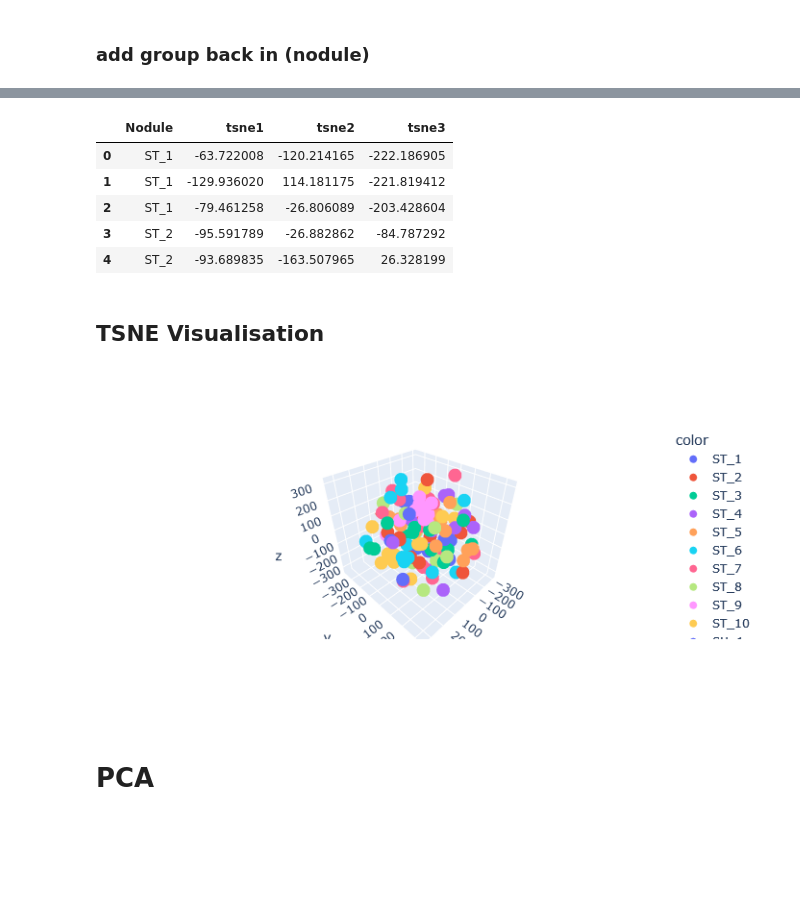
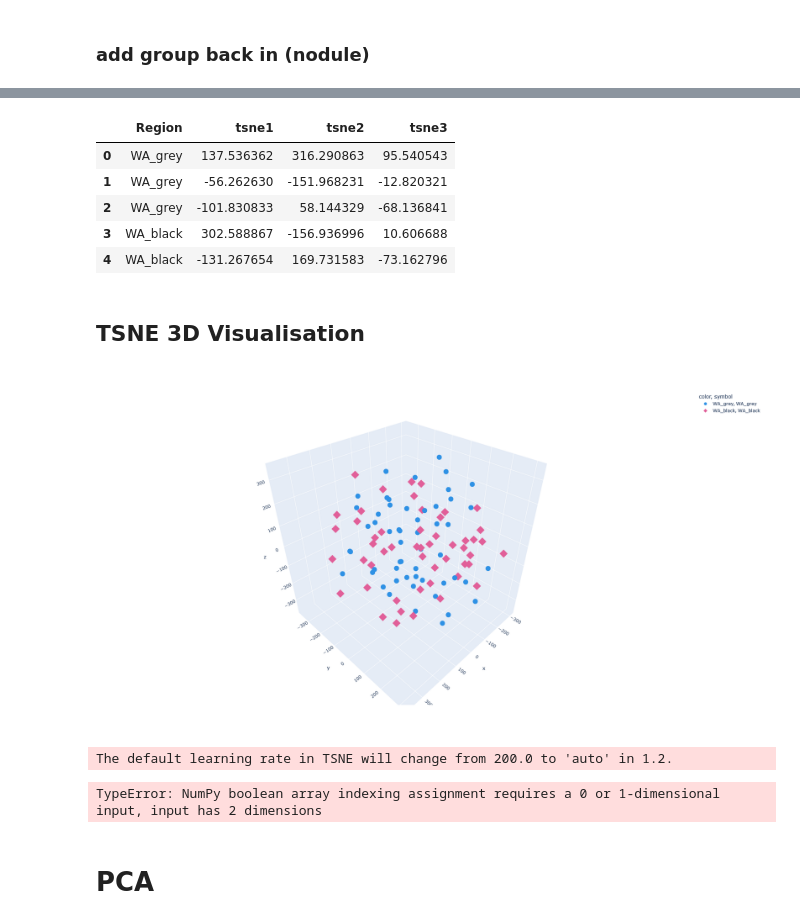
Before and after one commit to Spelaeo123/Machine_Learning, a Jupyter notebook: elliot2023_flint_in_severn_avon/Super1a_data_Preprocessing_SuperRegrouping.ipynb, the cells around one changed output, grey strips where cells are left out. Drawn from its saved outputs; the diff is of its cells as text; code cells hidden in the pictures; blank space fills up the shorter version.

```diff
--- a/elliot2023_flint_in_severn_avon/Super1a_data_Preprocessing_SuperRegrouping.ipynb
+++ b/elliot2023_flint_in_severn_avon/Super1a_data_Preprocessing_SuperRegrouping.ipynb
@@ -123,0 +141,5 @@ ValueError: could not convert string to float: '005_BG_1'
+# %%
+#from sklearn.cluster import KMeans
+kmeans = KMeans(n_clusters=4)
+kmeans.fit(X_CR)
+y_kmeans = kmeans.predict(X_CR)
@@ -157 +184,3 @@ Nodulecol = X['Nodule']
+# %%
+Labelcol = X['Region']
 # %%
@@ -166,3 +195,3 @@ Name: Nodule, dtype: object
 # %%
-tsne3d_df_NoduleCol_comb = pd.concat([Nodulecol.reset_index(drop=True), tsne_df_test.reset_index(drop=True)], axis=1)
+tsne3d_df_LabelCol_comb = pd.concat([Labelcol.reset_index(drop=True), tsne_df_test.reset_index(drop=True)], axis=1)
 # %%
@@ -172,11 +201,11 @@ Stored 'tsne3d_df_NoduleCol_comb' (DataFrame)
 # %%
-tsne3d_df_NoduleCol_comb.head()
+tsne3d_df_LabelCol_comb.head()
 # %% [output]
-|  | Nodule | tsne1 | tsne2 | tsne3 |
-| 0 | ST_1 | -63.722008 | -120.214165 | -222.186905 |
-| 1 | ST_1 | -129.936020 | 114.181175 | -221.819412 |
-| 2 | ST_1 | -79.461258 | -26.806089 | -203.428604 |
-| 3 | ST_2 | -95.591789 | -26.882862 | -84.787292 |
-| 4 | ST_2 | -93.689835 | -163.507965 | 26.328199 |
+|  | Region | tsne1 | tsne2 | tsne3 |
+| 0 | WA_grey | 137.536362 | 316.290863 | 95.540543 |
+| 1 | WA_grey | -56.262630 | -151.968231 | -12.820321 |
+| 2 | WA_grey | -101.830833 | 58.144329 | -68.136841 |
+| 3 | WA_black | 302.588867 | -156.936996 | 10.606688 |
+| 4 | WA_black | -131.267654 | 169.731583 | -73.162796 |
 # %% [markdown]
-## TSNE Visualisation
+## TSNE 3D Visualisation
@@ -185,17 +212,47 @@ tsne3dIssuelabels = Nodulecol
+# %%
+tsne3d_labels = Labelcol
 # %%
 filepath = 'figures/Butcher2005_Tom_tSNE_3dPlot_Issue_bestfeats.html'
 # %%
-fig2 = px.scatter_3d(tsne3d_df_NoduleCol_comb,
-                     x=tsne3d_df_NoduleCol_comb.iloc[:,1],
-                     y=tsne3d_df_NoduleCol_comb.iloc[:,2],
-                     z=tsne3d_df_NoduleCol_comb.iloc[:,3],
-                     color=tsne3dIssuelabels)
+fig2 = px.scatter_3d(tsne3d_df_LabelCol_comb,
+                     x=tsne3d_df_LabelCol_comb.iloc[:,1],
+                     y=tsne3d_df_LabelCol_comb.iloc[:,2],
+                     z=tsne3d_df_LabelCol_comb.iloc[:,3],
+                     color=tsne3d_labels, height=1000,
+                     color_discrete_sequence=px.colors.qualitative.Dark24,
+                     symbol = tsne3d_labels)
+fig.update_traces(marker_size = 5)
+
 fig2.show()
 
 #if save_plots == True:
 #    fig.write_html(filepath)
 # %% [output]
-[figure, old version]
+[figure, new version]
+# %%
+from scipy.stats import mode
+
+#from sklearn.manifold import TSNE
+
+# Project the data: this step will take several seconds
+tsne = TSNE(n_components=2, init='random', random_state=0)
+digits_proj = tsne.fit_transform(X_CR)
+
+# Compute the clusters
+kmeans = KMeans(n_clusters=10, random_state=0)
+clusters = kmeans.fit_predict(digits_proj)
+
+# Permute the labels
+labels = np.zeros_like(clusters)
+for i in range(10):
+    mask = (clusters == i)
+    labels[mask] = mode(X[mask])[0]
+
+# Compute the accuracy
+accuracy_score(digits.target, labels)
+# %% [output]
+The default learning rate in TSNE will change from 200.0 to 'auto' in 1.2.
+TypeError: NumPy boolean array indexing assignment requires a 0 or 1-dimensional input, input has 2 dimensions
 # %% [markdown]
 # PCA
 # %%
```
Also changed, not shown: parts of 24 cells of this notebook, 4 other files.
